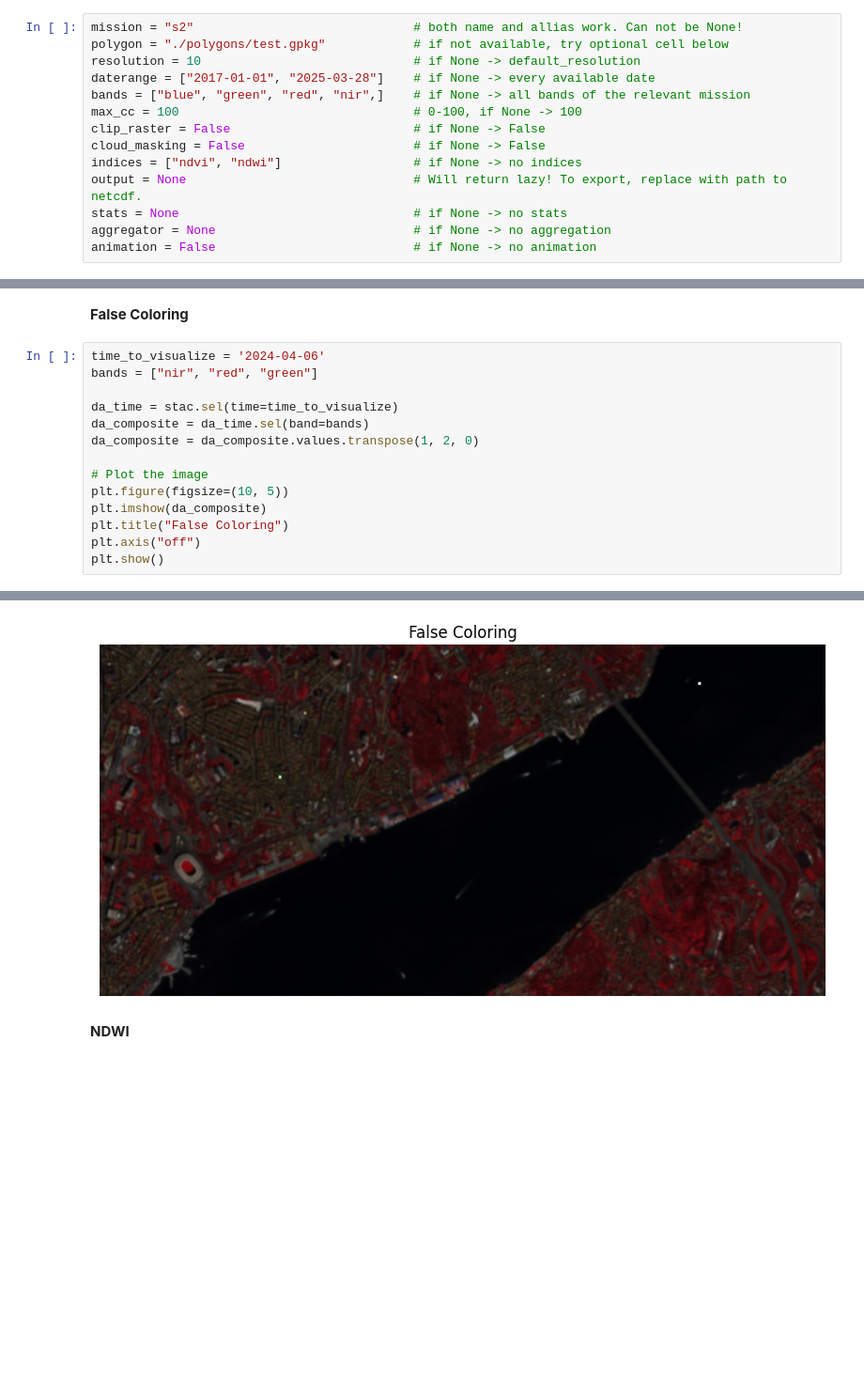
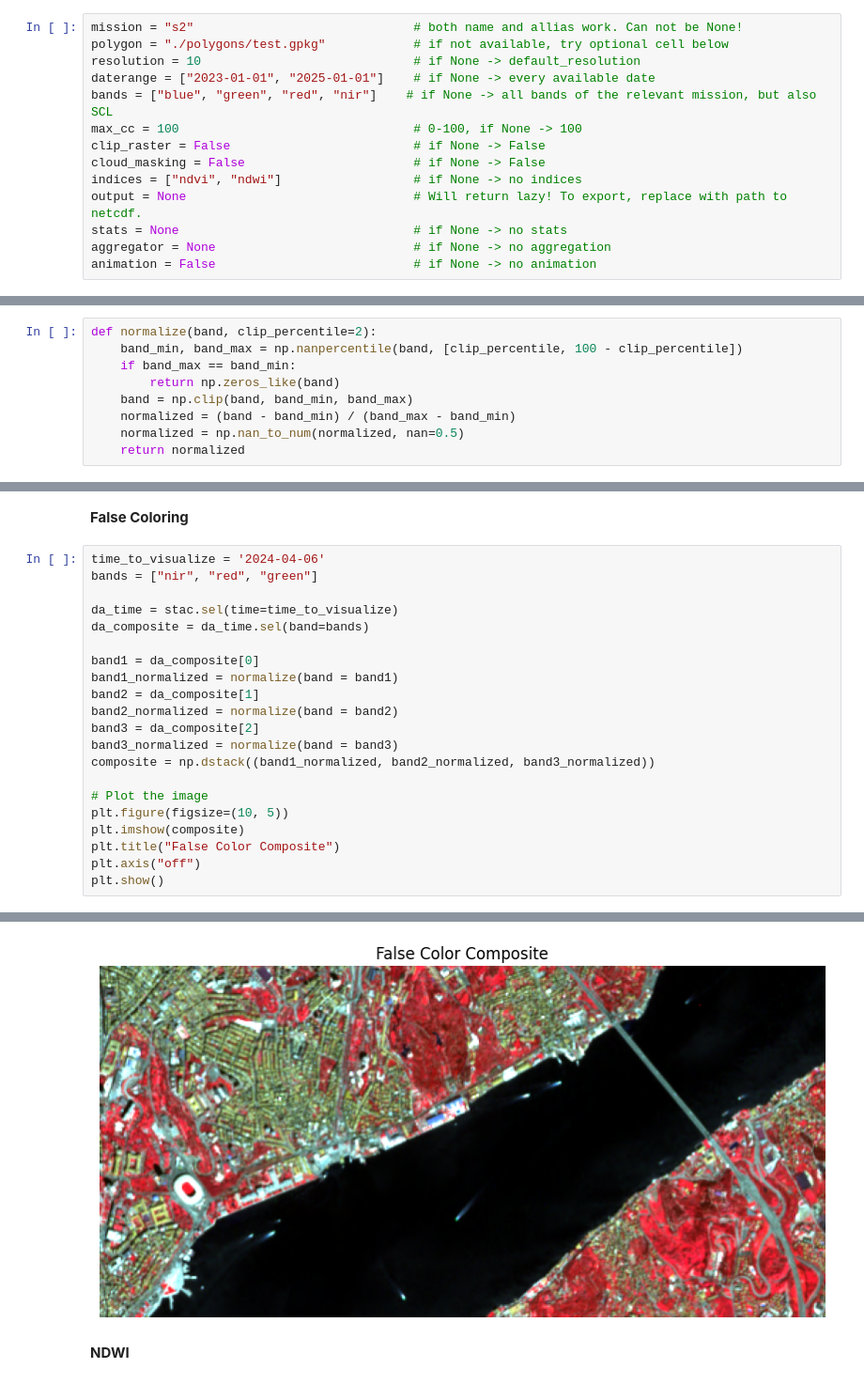
Before and after one commit to BaturalpArisoy/stac2cube, a Jupyter notebook: interactive/1_get_stac_layers.ipynb, the cells around one changed output, grey strips where cells are left out. Shown at 94% size. Saved outputs shown, nothing was run; the diff lists cells and outputs as text; blank space fills up the shorter version.

```diff
--- a/interactive/1_get_stac_layers.ipynb
+++ b/interactive/1_get_stac_layers.ipynb
@@ -51,8 +51,8 @@ missions()
 mission = "s2"                              # both name and allias work. Can not be None!
 polygon = "./polygons/test.gpkg"            # if not available, try optional cell below
 resolution = 10                             # if None -> default_resolution
-daterange = ["2017-01-01", "2025-03-28"]    # if None -> every available date
-bands = ["blue", "green", "red", "nir",]    # if None -> all bands of the relevant mission
+daterange = ["2023-01-01", "2025-01-01"]    # if None -> every available date
+bands = ["blue", "green", "red", "nir"]    # if None -> all bands of the relevant mission, but also SCL
 max_cc = 100                                # 0-100, if None -> 100
 clip_raster = False                         # if None -> False
 cloud_masking = False                       # if None -> False
@@ -308,3 +276,12 @@ Writing 2024-06-10
+# %%
+def normalize(band, clip_percentile=2):
+    band_min, band_max = np.nanpercentile(band, [clip_percentile, 100 - clip_percentile])
+    if band_max == band_min:
+        return np.zeros_like(band)
+    band = np.clip(band, band_min, band_max)
+    normalized = (band - band_min) / (band_max - band_min)
+    normalized = np.nan_to_num(normalized, nan=0.5)
+    return normalized
 # %% [markdown]
 ### 6.1 RGB Visualization of a selected date
 # %%
@@ -357,12 +335,19 @@ bands = ["nir", "red", "green"]
 
 da_time = stac.sel(time=time_to_visualize)
 da_composite = da_time.sel(band=bands)
-da_composite = da_composite.values.transpose(1, 2, 0)
+
+band1 = da_composite[0]
+band1_normalized = normalize(band = band1)
+band2 = da_composite[1]
+band2_normalized = normalize(band = band2)
+band3 = da_composite[2]
+band3_normalized = normalize(band = band3)
+composite = np.dstack((band1_normalized, band2_normalized, band3_normalized))
 
 # Plot the image
 plt.figure(figsize=(10, 5))
-plt.imshow(da_composite)
-plt.title("False Coloring")
+plt.imshow(composite)
+plt.title("False Color Composite")
 plt.axis("off")
 plt.show()
 # %% [output]
@@ -370,4 +354,4 @@ Clipping input data to the valid range for imshow with RGB data ([0..1] for floa
-[figure, old version]
+[figure, new version]
 # %% [markdown]
 **NDWI**
 # %%
```
Also changed, not shown: parts of 41 cells of this notebook, 13 other files.
